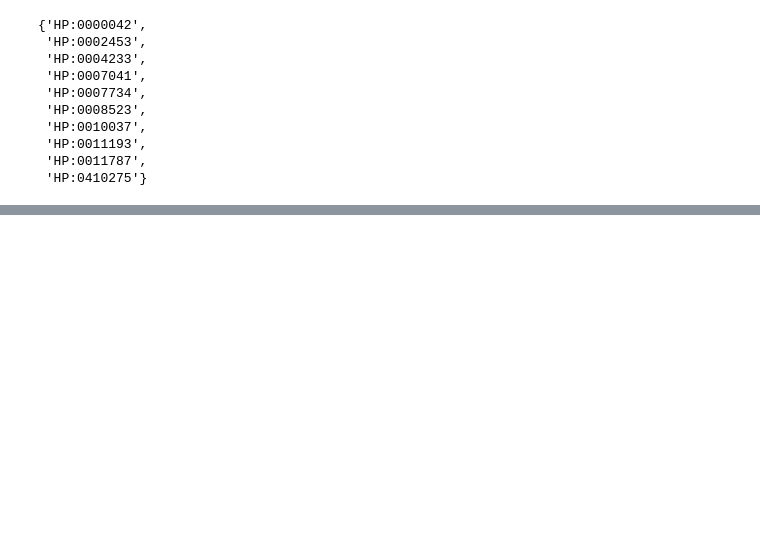
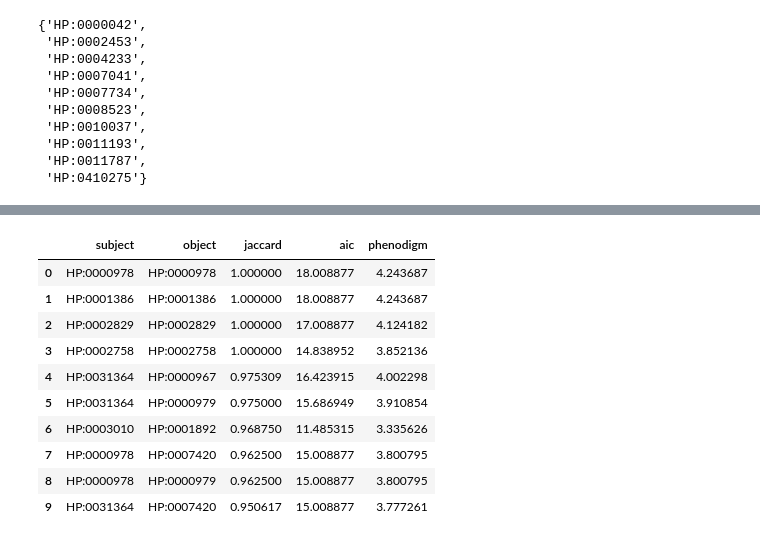
Before and after one commit to monarch-initiative/semsimian, a Jupyter notebook: notebooks/jaccard_vs_aic.ipynb, the cells around one changed output, grey strips where cells are left out. Saved outputs shown, nothing was run; the diff lists cells and outputs as text; code cells hidden in the pictures; blank space fills up the shorter version.

```diff
--- a/notebooks/jaccard_vs_aic.ipynb
+++ b/notebooks/jaccard_vs_aic.ipynb
@@ -164,0 +308,14 @@ Name: aic, dtype: float64
+# %%
+df_subset
+# %% [output]
+|  | subject | object | jaccard | aic | phenodigm |
+| 0 | HP:0000978 | HP:0000978 | 1.000000 | 18.008877 | 4.243687 |
+| 1 | HP:0001386 | HP:0001386 | 1.000000 | 18.008877 | 4.243687 |
+| 2 | HP:0002829 | HP:0002829 | 1.000000 | 17.008877 | 4.124182 |
+| 3 | HP:0002758 | HP:0002758 | 1.000000 | 14.838952 | 3.852136 |
+| 4 | HP:0031364 | HP:0000967 | 0.975309 | 16.423915 | 4.002298 |
+| 5 | HP:0031364 | HP:0000979 | 0.975000 | 15.686949 | 3.910854 |
+| 6 | HP:0003010 | HP:0001892 | 0.968750 | 11.485315 | 3.335626 |
+| 7 | HP:0000978 | HP:0007420 | 0.962500 | 15.008877 | 3.800795 |
+| 8 | HP:0000978 | HP:0000979 | 0.962500 | 15.008877 | 3.800795 |
+| 9 | HP:0031364 | HP:0007420 | 0.950617 | 15.008877 | 3.777261 |
```
Also changed, not shown: parts of 6 cells of this notebook.
